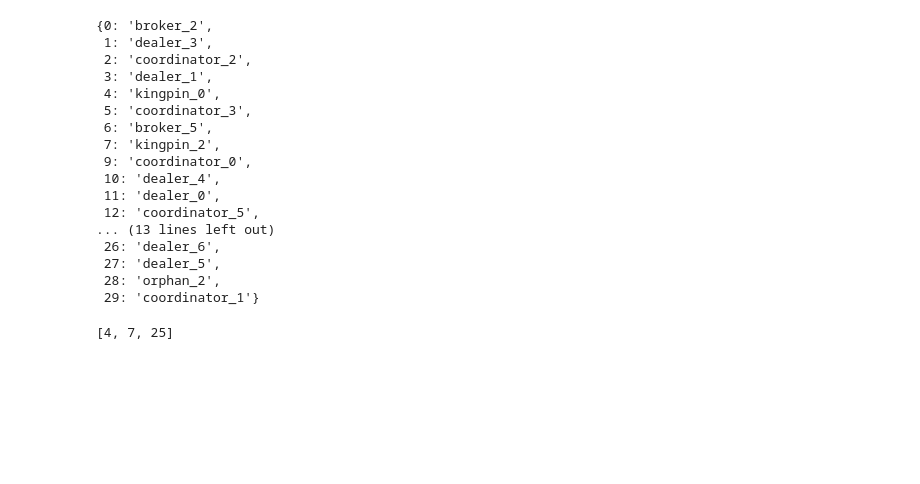
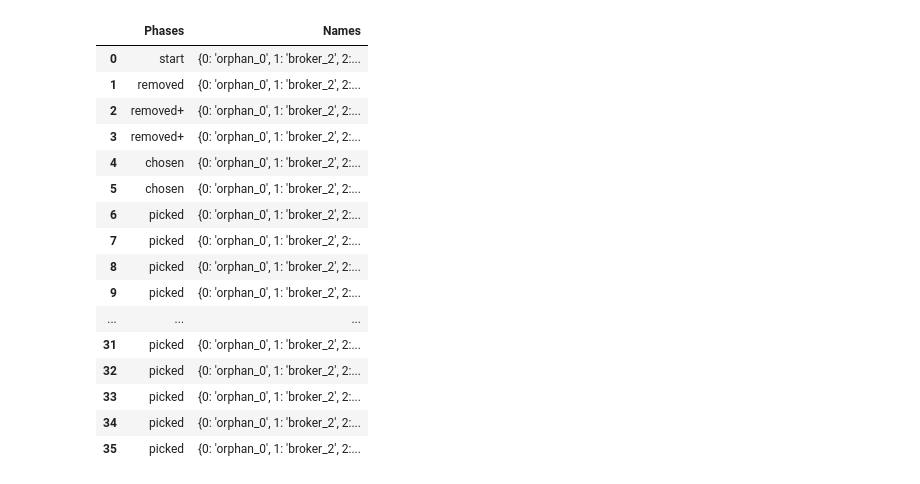
Before and after one commit to ennokuyt/IP, a Jupyter notebook: Model_COMPLETE.ipynb, the cells around one changed output. Cells and saved outputs as stored; diff of their text form; code cells hidden in the pictures; blank space fills up the shorter version.

```diff
--- a/Model_COMPLETE.ipynb
+++ b/Model_COMPLETE.ipynb
@@ -894,20 +895,0 @@ gini[0:50]
-# %%
-model.business_name_dict
-# %% [output]
-{0: 'broker_2',
- 1: 'dealer_3',
- 2: 'coordinator_2',
- 3: 'dealer_1',
- 4: 'kingpin_0',
- 5: 'coordinator_3',
- 6: 'broker_5',
- 7: 'kingpin_2',
- 9: 'coordinator_0',
- 10: 'dealer_4',
- 11: 'dealer_0',
- 12: 'coordinator_5',
-... (13 lines left out)
- 26: 'dealer_6',
- 27: 'dealer_5',
- 28: 'orphan_2',
- 29: 'coordinator_1'}
@@ -918,4 +896,23 @@ broker = [k for k in model.business_name_dict if 'kingpin' in model.business_nam
-# %%
-broker
-# %% [output]
-[4, 7, 25]
+# %%
+'With the datacollector, we can trackback step by step what phase the model was in along with its properties'
+'For now, it only collects the names, but it can easily be extended as shown at the datacollector part of the code'
+gini = model.datacollector.get_model_vars_dataframe()
+gini[:50]
+# %% [output]
+|  | Phases | Names |
+| 0 | start | {0: 'orphan_0', 1: 'broker_2', 2:... |
+| 1 | removed | {0: 'orphan_0', 1: 'broker_2', 2:... |
+| 2 | removed+ | {0: 'orphan_0', 1: 'broker_2', 2:... |
+| 3 | removed+ | {0: 'orphan_0', 1: 'broker_2', 2:... |
+| 4 | chosen | {0: 'orphan_0', 1: 'broker_2', 2:... |
+| 5 | chosen | {0: 'orphan_0', 1: 'broker_2', 2:... |
+| 6 | picked | {0: 'orphan_0', 1: 'broker_2', 2:... |
+| 7 | picked | {0: 'orphan_0', 1: 'broker_2', 2:... |
+| 8 | picked | {0: 'orphan_0', 1: 'broker_2', 2:... |
+| 9 | picked | {0: 'orphan_0', 1: 'broker_2', 2:... |
+| ... | ... | ... |
+| 31 | picked | {0: 'orphan_0', 1: 'broker_2', 2:... |
+| 32 | picked | {0: 'orphan_0', 1: 'broker_2', 2:... |
+| 33 | picked | {0: 'orphan_0', 1: 'broker_2', 2:... |
+| 34 | picked | {0: 'orphan_0', 1: 'broker_2', 2:... |
+| 35 | picked | {0: 'orphan_0', 1: 'broker_2', 2:... |
```
Also changed, not shown: parts of 19 cells of this notebook.
